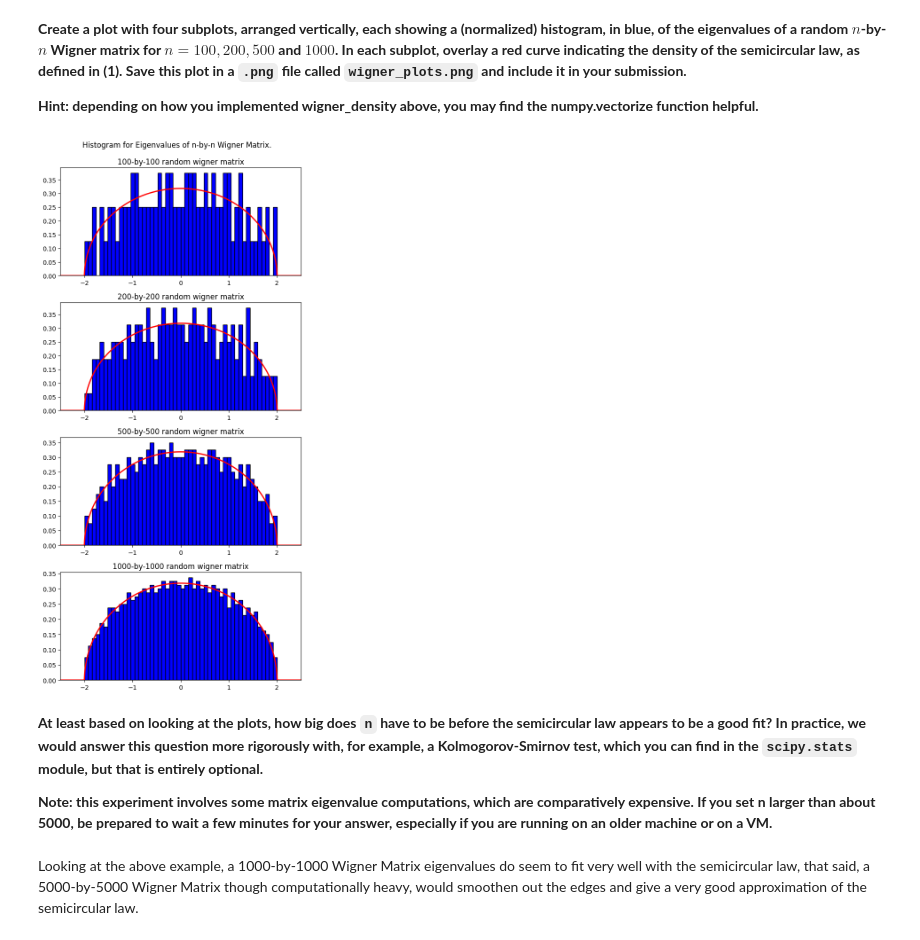
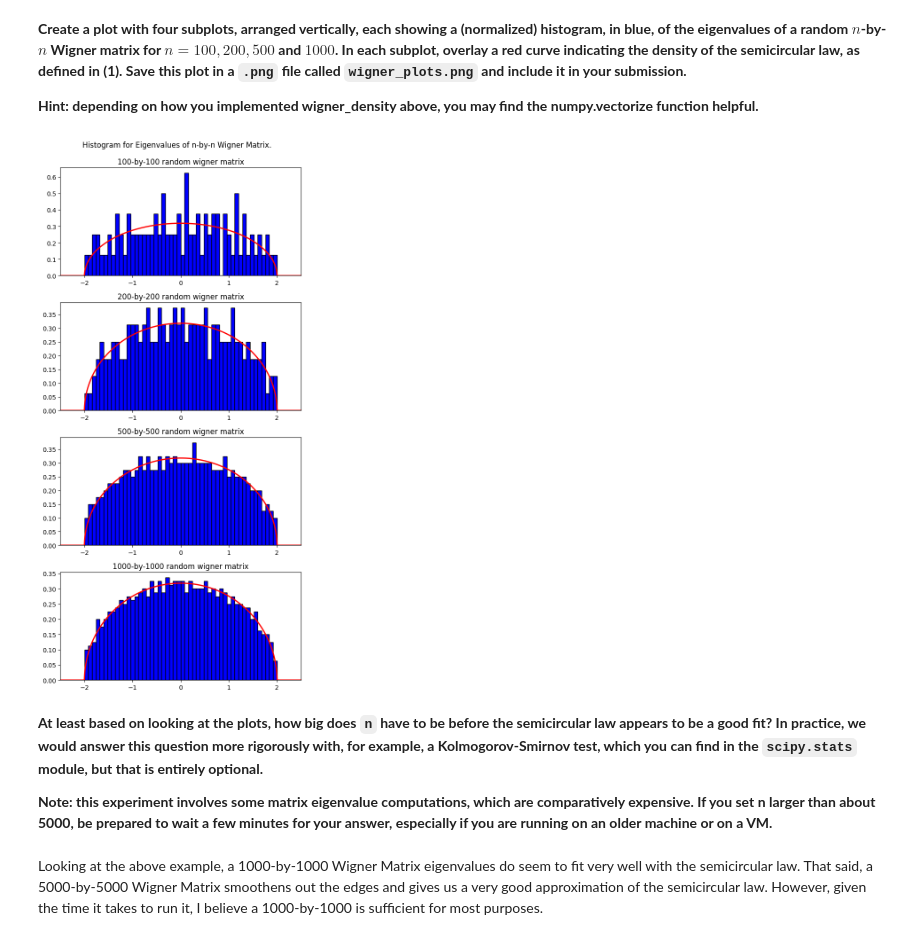
Before and after one commit to Stochastic1017/STAT_606, a Jupyter notebook: ssudhir2_hw6/ssudhir2_hw6.ipynb, the cells around one changed output. Drawn from its saved outputs; the diff is of its cells as text; code cells hidden in the pictures.

```diff
--- a/ssudhir2_hw6/ssudhir2_hw6.ipynb
+++ b/ssudhir2_hw6/ssudhir2_hw6.ipynb
@@ -104,30 +76,42 @@ scaled_wigner_eigenvalue = list(map(lambda eigenvalue: scale(eigenvalue, 2, -2),
 
 **Hint: depending on how you implemented wigner_density above, you may find the numpy.vectorize function helpful.**
 # %%
-fig, axs = plt.subplots(len(arr), figsize = (7, 15))
+def wigner_plot(arr, scaled_wigner_eigenvalue, x ,y):
 
-for i in range(len(arr)):
+    fig, axs = plt.subplots(len(arr), figsize = (7, 15))
 
-    axs[i].hist(scaled_wigner_eigenvalue[i],
-                density = True,
-                bins = 50,
-                color = 'blue',
-                edgecolor = 'black',
-                alpha = 1)
+    for i in range(len(arr)):
 
-    axs[i].plot(x, y, color = 'red', linewidth = 2)
+        axs[i].hist(scaled_wigner_eigenvalue[i],
+                    density = True,
+                    bins = 50,
+                    color = 'blue',
+                    edgecolor = 'black',
+                    alpha = 1)
 
-    axs[i].set_xlim([-2.5, 2.5])
-    axs[i].set_title(f'{arr[i]}-by-{arr[i]} random wigner matrix')
+        axs[i].plot(x, y, color = 'red', linewidth = 2)
 
-fig.suptitle('Histogram for Eigenvalues of n-by-n Wigner Matrix.', y = 0.92)
-plt.subplots_adjust(hspace = 0.25)
-plt.show()
+        axs[i].set_xlim([-2.5, 2.5])
+        axs[i].set_title(f'{arr[i]}-by-{arr[i]} random wigner matrix')
+
+    fig.suptitle('Histogram for Eigenvalues of n-by-n Wigner Matrix.', y = 0.92)
+    plt.subplots_adjust(hspace = 0.25)
+    plt.show()
-# %% [output]
-[figure, removed]
+# %%
+x = np.linspace(-3, 3, 1000)
+y = list(map(lambda xi: wigner_density(xi), x))
+
+arr = [100, 200, 500, 1000]
+wigner_matrix = list(map(lambda n: generate_wigner(n), arr))
+wigner_eigenvalues = list(map(lambda Z: get_spectrum(Z), wigner_matrix))
+scaled_wigner_eigenvalue = list(map(lambda x: scale_wigner_eigenvalue(x, 2, -2), wigner_eigenvalues))
+
+wigner_plot(arr, scaled_wigner_eigenvalue, x , y)
+# %% [output]
+[figure, added]
 # %% [markdown]
 **At least based on looking at the plots, how big does `n` have to be before the semicircular law appears to be a good fit? In practice, we would answer this question more rigorously with, for example, a Kolmogorov-Smirnov test, which you can find in the `scipy.stats` module, but that is entirely optional.**
 
 **Note: this experiment involves some matrix eigenvalue computations, which are comparatively expensive. If you set n larger than about 5000, be prepared to wait a few minutes for your answer, especially if you are running on an older machine or on a VM.**
 # %% [markdown]
-Looking at the above example, a 1000-by-1000 Wigner Matrix eigenvalues do seem to fit very well with the semicircular law, that said, a 5000-by-5000 Wigner Matrix though computationally heavy, would smoothen out the edges and give a very good approximation of the semicircular law.
+Looking at the above example, a 1000-by-1000 Wigner Matrix eigenvalues do seem to fit very well with the semicircular law. That said, a 5000-by-5000 Wigner Matrix smoothens out the edges and gives us a very good approximation of the semicircular law. However, given the time it takes to run it, I believe a 1000-by-1000 is sufficient for most purposes.
```
Also changed, not shown: parts of 11 cells of this notebook.
